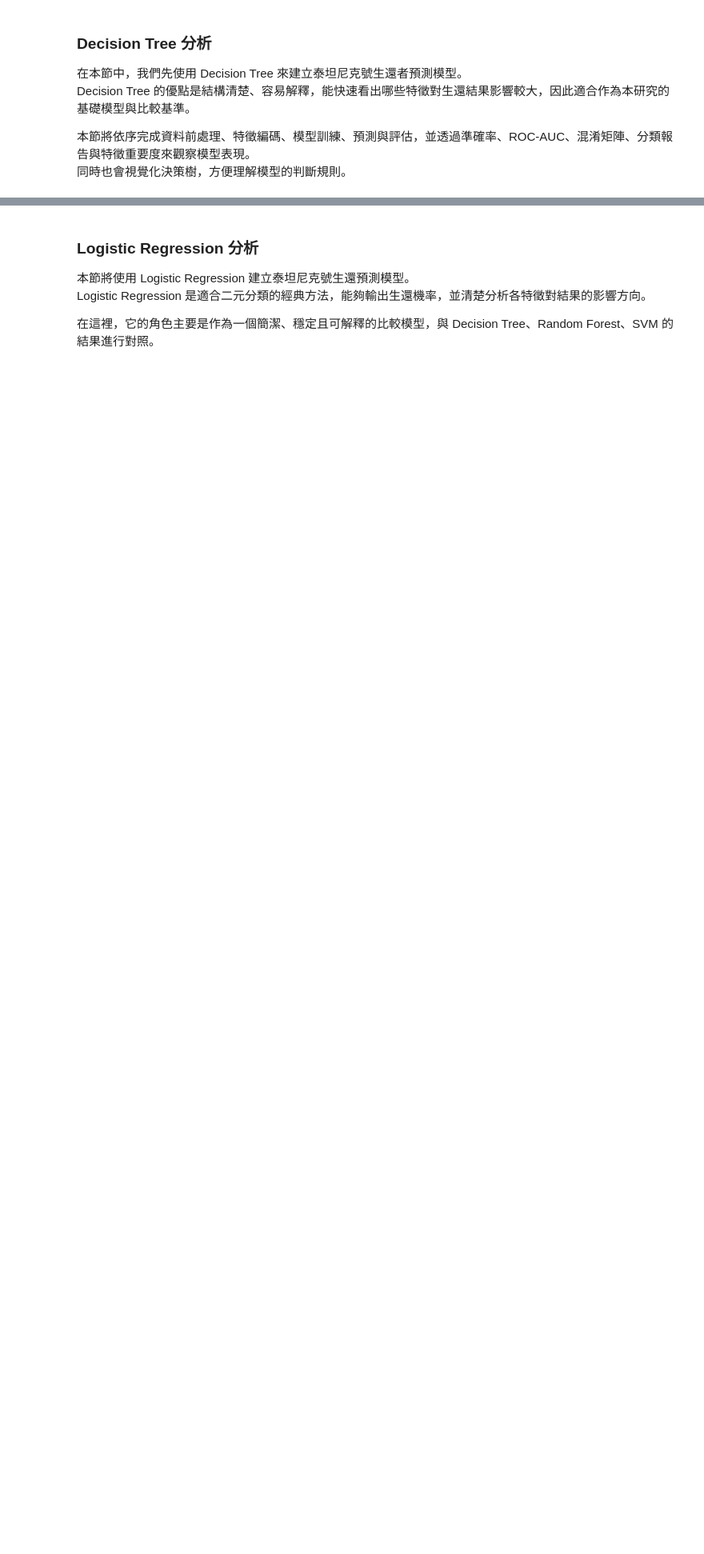
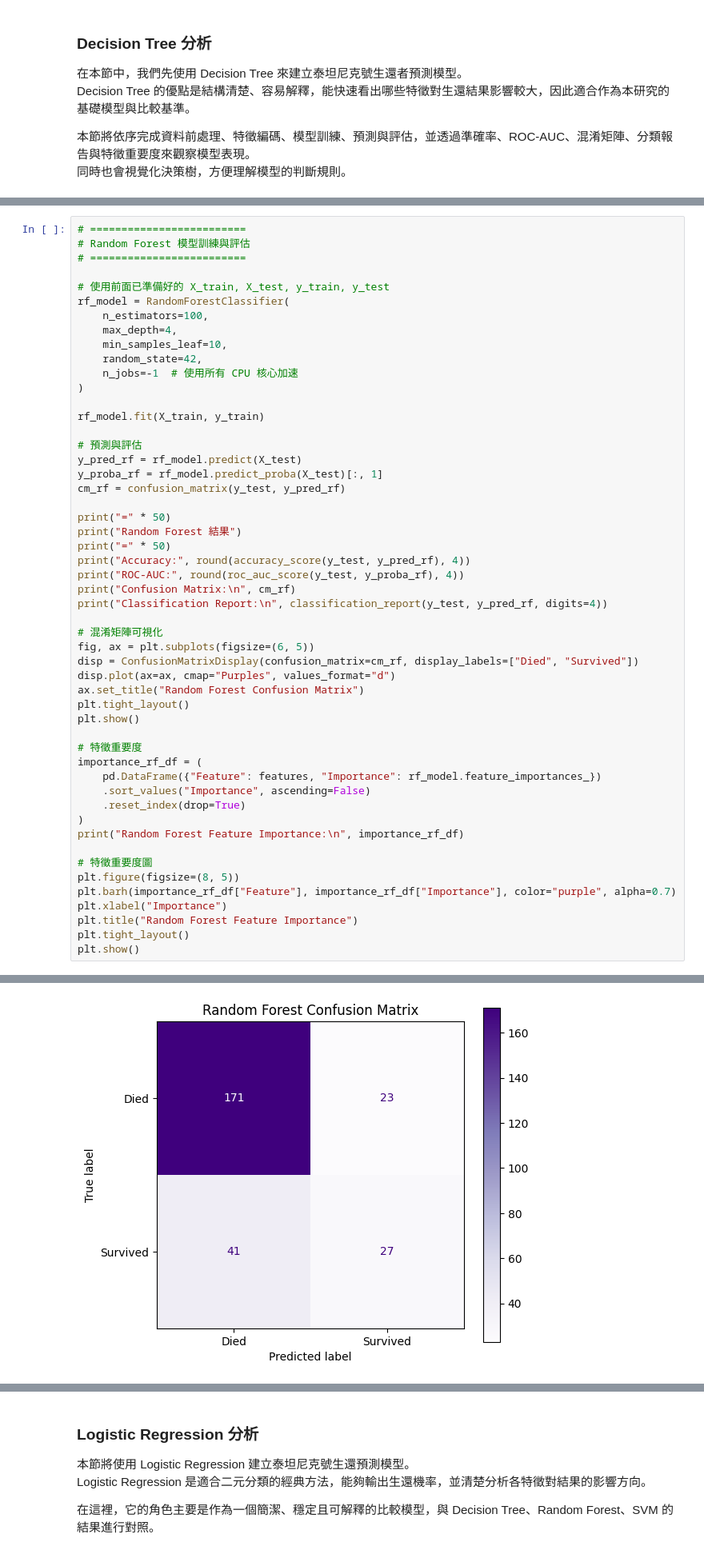
Before and after one commit to JackPan0521/DataMiningExercises, a Jupyter notebook: titanic/Titanic_Survival_Prediction.ipynb, the cells around one changed output, grey strips where cells are left out. Shown at 80% size. Drawn from its saved outputs; the diff is of its cells as text; blank space fills up the shorter version.

Commit message:
新增Random Forest 分析Titanic Survival Prediction

```diff
--- a/titanic/Titanic_Survival_Prediction.ipynb
+++ b/titanic/Titanic_Survival_Prediction.ipynb
@@ -192,0 +196,53 @@ Feature Importance:
+# %%
+# =========================
+# Random Forest 模型訓練與評估
+# =========================
+
+# 使用前面已準備好的 X_train, X_test, y_train, y_test
+rf_model = RandomForestClassifier(
+    n_estimators=100,
+    max_depth=4,
+    min_samples_leaf=10,
+    random_state=42,
+    n_jobs=-1  # 使用所有 CPU 核心加速
+)
+
+rf_model.fit(X_train, y_train)
+
+# 預測與評估
+y_pred_rf = rf_model.predict(X_test)
+y_proba_rf = rf_model.predict_proba(X_test)[:, 1]
+cm_rf = confusion_matrix(y_test, y_pred_rf)
+
+print("=" * 50)
+print("Random Forest 結果")
+print("=" * 50)
+print("Accuracy:", round(accuracy_score(y_test, y_pred_rf), 4))
+print("ROC-AUC:", round(roc_auc_score(y_test, y_proba_rf), 4))
+print("Confusion Matrix:\n", cm_rf)
+print("Classification Report:\n", classification_report(y_test, y_pred_rf, digits=4))
+
+# 混淆矩陣可視化
+fig, ax = plt.subplots(figsize=(6, 5))
+disp = ConfusionMatrixDisplay(confusion_matrix=cm_rf, display_labels=["Died", "Survived"])
+disp.plot(ax=ax, cmap="Purples", values_format="d")
+ax.set_title("Random Forest Confusion Matrix")
+plt.tight_layout()
+plt.show()
+
+# 特徵重要度
+importance_rf_df = (
+    pd.DataFrame({"Feature": features, "Importance": rf_model.feature_importances_})
+    .sort_values("Importance", ascending=False)
+    .reset_index(drop=True)
+)
+print("Random Forest Feature Importance:\n", importance_rf_df)
+
+# 特徵重要度圖
+plt.figure(figsize=(8, 5))
+plt.barh(importance_rf_df["Feature"], importance_rf_df["Importance"], color="purple", alpha=0.7)
+plt.xlabel("Importance")
+plt.title("Random Forest Feature Importance")
+plt.tight_layout()
+plt.show()
+# %% [output]
@@ -192,0 +266 @@ Feature Importance:
+[figure, added]
```
Also changed, not shown: parts of 4 cells of this notebook, 1 other file.
